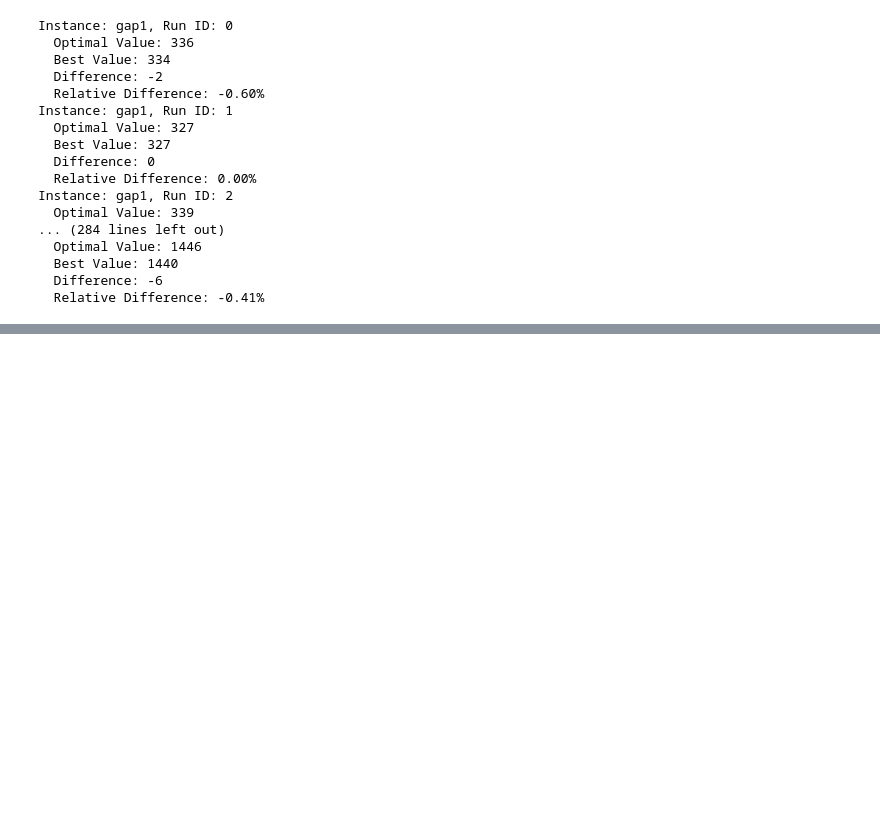
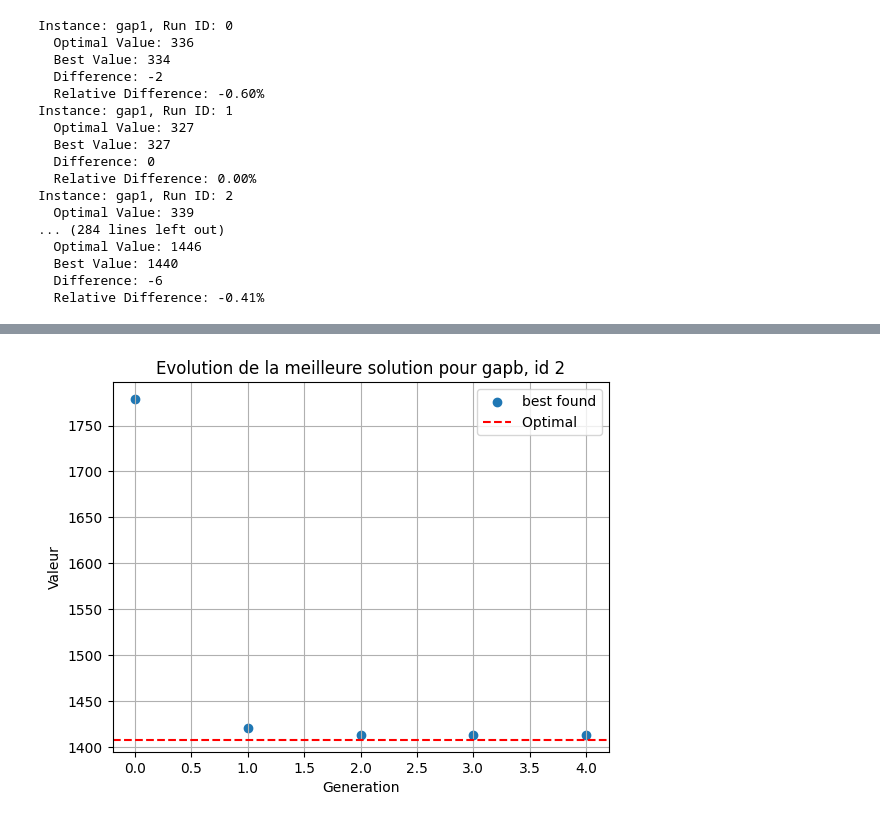
Before and after one commit to TDelapalme/projet-Meta, a Jupyter notebook: test3.ipynb, the cells around one changed output, grey strips where cells are left out. Cells and saved outputs as stored; diff of their text form; code cells hidden in the pictures; blank space fills up the shorter version.

```diff
--- a/test3.ipynb
+++ b/test3.ipynb
@@ -63,19 +63,16 @@ Instance: gap1, Run ID: 2
   Relative Difference: -0.41%
 # %%
 import csv
-import ast
 
-# Load optimal values from the second CSV file (val_opt.csv)
-optimal_values = {}  # Dictionary to store optimal values by instance and ID
+# Load optimal values from the new `val_opt.csv` format
+optimal_values = {}  # Dictionary to store optimal values by (instance, ID)
 with open("val_opt.csv", mode="r") as file:
-    reader = csv.reader(file)
-    gap_names = next(reader)[1:]  # Get instance names, skipping the first empty cell
+    reader = csv.DictReader(file)
 
     for row in reader:
-        for id,gap in enumerate(gap_names):
-            # Parse the dictionary string in each row's column and extract 'val'
-            instance_id = (gap, row[0])  # Use (instance, ID) as the key
-            optimal_values[instance_id] = ast.literal_eval(row[id+1])['val']  # `i + 1` accesses correct instance column
+        # Use (instance, id) as the key; `id` remains as a string to match the format
+        instance_id = (row['instance'], row['id'])
+        optimal_values[instance_id] = int(row['val'])  # Store the `val` as an integer
 
 # Load the results from the first CSV file and perform the analysis
 with open("resultats_T/optimal_evaluations_min.csv", mode="r") as file:
@@ -84,14 +81,14 @@ with open("resultats_T/optimal_evaluations_min.csv", mode="r") as file:
 
     for row in reader:
         instance_name = row[0]  # Instance name (e.g., gap1)
-        run_id = str(int(row[1])-1)  # Run ID as an integer
+        run_id = str(int(row[1]) - 1)  # Convert run ID to string and subtract 1
+
         # Convert generation values to integers and find the best (last) value
         gen_values = [int(val) for val in row[2:] if val]
         best_value = gen_values[-1] if gen_values else None
 
         # Get the optimal value for the instance and run ID
         optimal_value = optimal_values.get((instance_name, run_id), None)
-        #print(instance_name, run_id)
 
         if optimal_value is not None and best_value is not None:
             # Calculate the difference and relative difference
@@ -108,0 +124,51 @@ with open("resultats_T/optimal_evaluations_min.csv", mode="r") as file:
+# %%
+import csv
+import matplotlib.pyplot as plt
+
+# Load optimal values from the new `val_opt.csv` format
+optimal_values = {}  # Dictionary to store optimal values by (instance, ID)
+with open("val_opt.csv", mode="r") as file:
+    reader = csv.DictReader(file)
+
+    for row in reader:
+        instance_id = (row['instance'], row['id'])  # Key by (instance, id)
+        optimal_values[instance_id] = int(row['val'])  # Store the optimal value as an integer
+
+# Specify the instance and run ID you want to focus on
+target_instance = "gapb"  # Replace with your desired instance name
+target_run_id = "1"  # Replace with the desired run ID
+
+# Load the results from the `optimal_evaluations_min.csv` file and perform the analysis
+with open("resultats_T/optimal_evaluations_min.csv", mode="r") as file:
+    reader = csv.reader(file)
+    header = next(reader)  # Skip the header
+
+    for row in reader:
+        instance_name = row[0]  # Instance name (e.g., gap1)
+        run_id = str(int(row[1]) - 1)  # Run ID (adjusted by -1 to match the format)
+
+        # Filter by the target instance and run ID
+        if instance_name != target_instance or run_id != target_run_id:
+            continue
+
+        # Convert generation values to floats
+        gen_values = [float(val) for val in row[2:-4] if val]
+
+        # Get the optimal value for the instance and run ID
+        optimal_value = optimal_values.get((instance_name, run_id), None)
+
+        if optimal_value is not None and gen_values:
+            # Plot the evolution of the best solution for this instance and run
+            plt.scatter(range(len(gen_values)),gen_values, label=f"best found")
+            plt.axhline(y=optimal_value, color='r', linestyle='--', label=f"Optimal ")
+
+# Customize the plot
+plt.title(f"Evolution de la meilleure solution pour {target_instance}, id {target_run_id}")
+plt.xlabel("Generation")
+plt.ylabel("Valeur")
+#plt.yscale('log')
+plt.legend(loc='best')
+plt.grid(True)
+plt.show()
+# %% [output]
+[figure, added]
```
Also changed, not shown: parts of 1 cell of this notebook, 4 other files.
